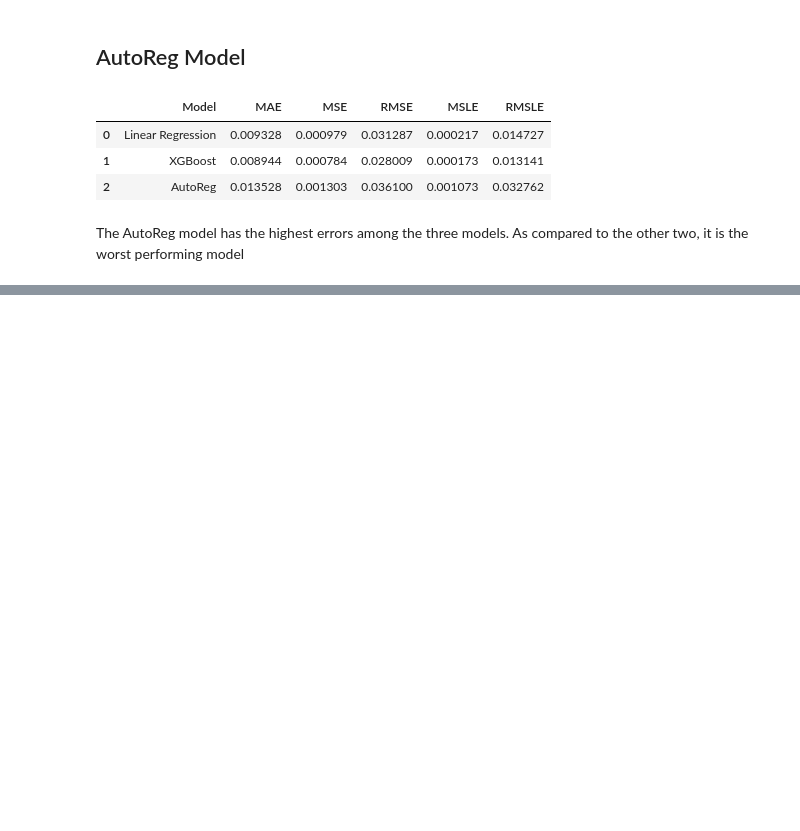
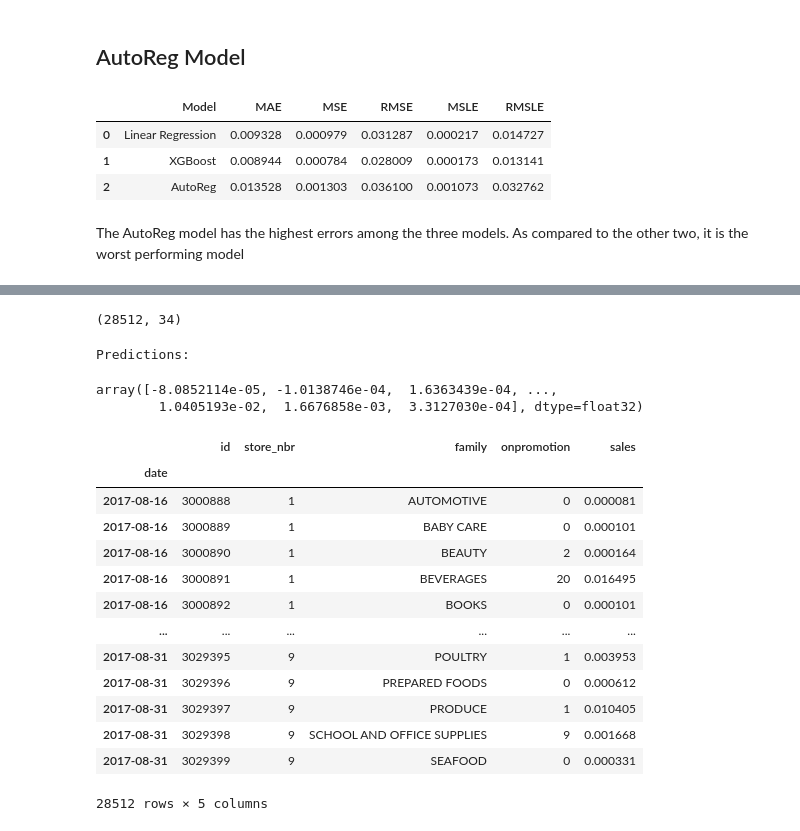
Before and after one commit to MelBushido/Regression-Analysis, a Jupyter notebook: Notebooks/regression.ipynb, the cells around one changed output, grey strips where cells are left out. Drawn from its saved outputs; the diff is of its cells as text; code cells hidden in the pictures; blank space fills up the shorter version.

```diff
--- a/Notebooks/regression.ipynb
+++ b/Notebooks/regression.ipynb
@@ -1257,0 +1332,8 @@ The AutoReg model has the highest errors among the three models. As compared to
+# %%
+# Use OneHotEncoder to encode the categorical columns of test dataset
+encoder.fit(test_cat_df)
+test_cat_encoded = encoder.transform(test_cat_df).tolist()
+test_cat_encoded_df = pd.DataFrame(test_cat_encoded, columns=encoder.get_feature_names_out(), index=test_index)
+
+# View the encoded columns of test dataset
+test_cat_encoded_df.head()
@@ -1257,0 +1349,8 @@ The AutoReg model has the highest errors among the three models. As compared to
+# %%
+# Use MinMaxScaler to scale the numerical columns of test dataset
+scaler.fit(test_num_df)
+test_num_scaled = scaler.transform(test_num_df).tolist()
+test_num_scaled_df = pd.DataFrame(test_num_scaled, columns=scaler.get_feature_names_out(), index=test_index)
+
+# View the scaled columns of test dataset
+test_num_scaled_df.head()
@@ -1257,0 +1365,39 @@ The AutoReg model has the highest errors among the three models. As compared to
+# %%
+# Combine the encoded and scaled DataFrames to get the final test dataset
+test_final = pd.concat([test_cat_encoded_df, test_num_scaled_df], axis=1)
+
+# Print the shape of the final test dataset
+test_final.shape
+# %% [output]
+(28512, 34)
+# %%
+# Make predictions on the final test dataset using the best model
+test_pred = xgboost_model.predict(test_final)
+# Print the test predictions
+print('Predictions:')
+test_pred
+# %% [output]
+Predictions:
+array([-8.0852114e-05, -1.0138746e-04,  1.6363439e-04, ...,
+        1.0405193e-02,  1.6676858e-03,  3.3127030e-04], dtype=float32)
+# %%
+ # Save the absolute values of sales predictions into test dataset as 'sales' column values
+test['sales'] = np.abs(test_pred)
+
+# Print the updated test dataset with absolute predictions
+test
+# %% [output]
+|  | id | store_nbr | family | onpromotion | sales |
+| date |  |  |  |  |  |
+| 2017-08-16 | 3000888 | 1 | AUTOMOTIVE | 0 | 0.000081 |
+| 2017-08-16 | 3000889 | 1 | BABY CARE | 0 | 0.000101 |
+| 2017-08-16 | 3000890 | 1 | BEAUTY | 2 | 0.000164 |
+| 2017-08-16 | 3000891 | 1 | BEVERAGES | 20 | 0.016495 |
+| 2017-08-16 | 3000892 | 1 | BOOKS | 0 | 0.000101 |
+| ... | ... | ... | ... | ... | ... |
+| 2017-08-31 | 3029395 | 9 | POULTRY | 1 | 0.003953 |
+| 2017-08-31 | 3029396 | 9 | PREPARED FOODS | 0 | 0.000612 |
+| 2017-08-31 | 3029397 | 9 | PRODUCE | 1 | 0.010405 |
+| 2017-08-31 | 3029398 | 9 | SCHOOL AND OFFICE SUPPLIES | 9 | 0.001668 |
+| 2017-08-31 | 3029399 | 9 | SEAFOOD | 0 | 0.000331 |
+28512 rows × 5 columns
```
Also changed, not shown: parts of 17 cells of this notebook.
